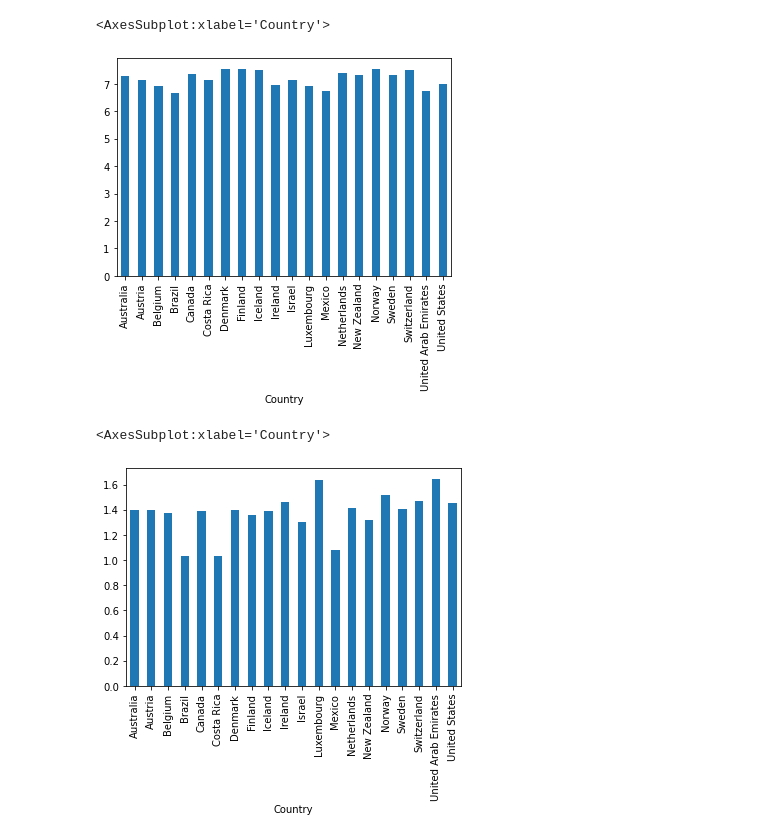
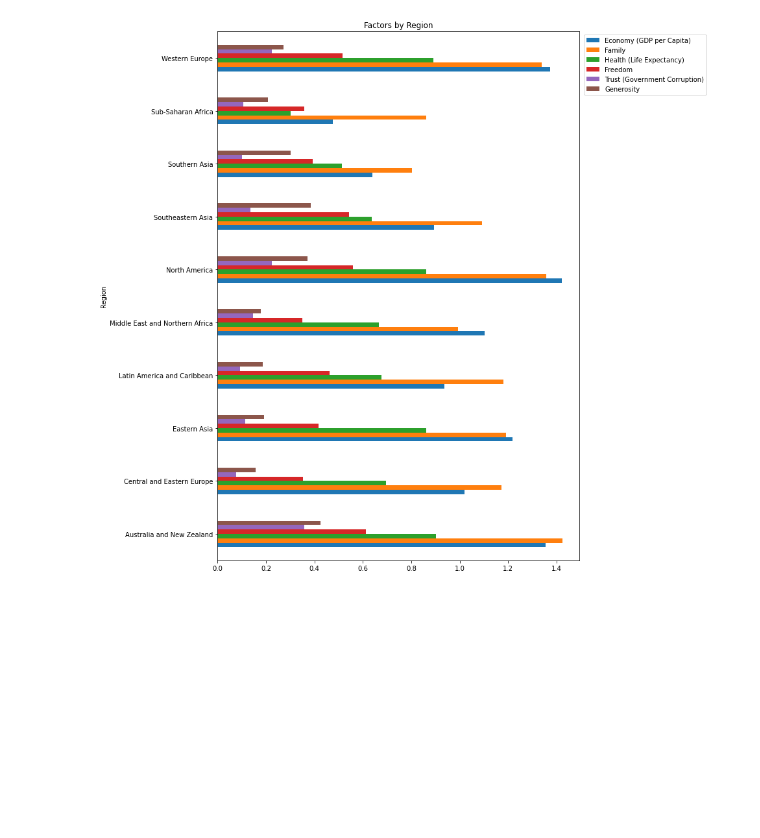
Before and after one commit to trevor48j/Tesla_Emissions, a Jupyter notebook: world_hapiness_report_r.ipynb, the cells around one changed output. Saved outputs shown, nothing was run; the diff lists cells and outputs as text; code cells hidden in the pictures; blank space fills up the shorter version.

```diff
--- a/world_hapiness_report_r.ipynb
+++ b/world_hapiness_report_r.ipynb
@@ -7,4 +8,4 @@ import numpy as np
 # %%
 #import Cleaned Data
-clean_data = pd.read_csv('Resources/clean_data/data_country_rankings_all_years.csv')
+clean_data = pd.read_csv('Resources/clean_data/data_country_all.csv')
 # %%
@@ -43,7 +30,7 @@ cleaned_region
 # %%
-grouped_country_df = cleaned_region.groupby(['Country'])
+grouped_country_df = cleaned_region.groupby(['Region'])
 
-print(grouped_country_df)
-sum_hapiness = grouped_country_df["Happiness Score"].mean()
+# print(grouped_country_df)
+sum_hapiness = grouped_country_df['Economy (GDP per Capita)','Family','Health (Life Expectancy)','Freedom','Trust (Government Corruption)','Generosity'].mean()
 sum_hapiness
 # %% [output]
@@ -68,11 +49,8 @@ Name: Happiness Score, dtype: float64
 # %%
-sum_hapiness.plot(kind='bar')
+multi_plot = sum_hapiness.plot(kind='barh', figsize=(10,15), title = "Factors by Region")
+plt.legend(bbox_to_anchor=(1.36,1), loc="upper right")
+
+
+plt.savefig("images_2/barh_region.png")
 # %% [output]
-<AxesSubplot:xlabel='Country'>
-[figure, old version]
+[figure, new version]
-# %%
-GDP = grouped_country_df["Economy (GDP per Capita)"].mean()
-GDP.plot(kind="bar")
-# %% [output]
-<AxesSubplot:xlabel='Country'>
-[figure, removed]
```
Also changed, not shown: parts of 7 cells of this notebook, 2 other files.
